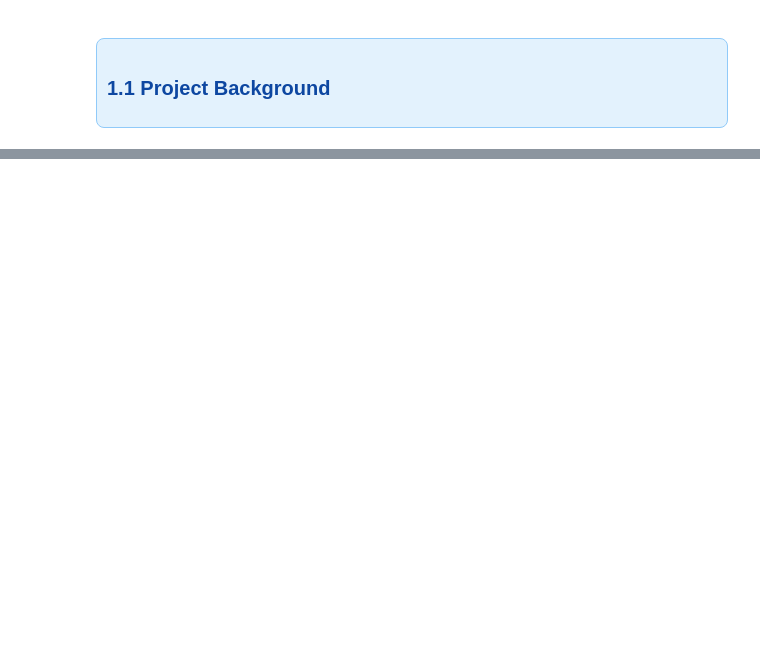
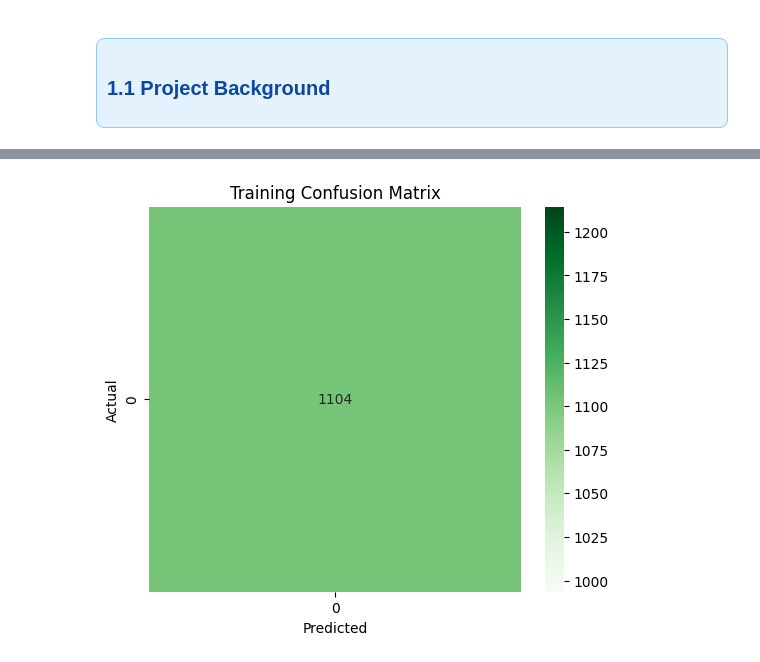
Before and after one commit to Qasim00760/Mentorship-Program-Devsil, a Jupyter notebook: Weekly Mini Projects/Week 6/Tunnel_boring_mahine.ipynb, the cells around one changed output, grey strips where cells are left out. Cells and saved outputs as stored; diff of their text form; code cells hidden in the pictures; blank space fills up the shorter version.

```diff
--- a/Weekly Mini Projects/Week 6/Tunnel_boring_mahine.ipynb
+++ b/Weekly Mini Projects/Week 6/Tunnel_boring_mahine.ipynb
@@ -162,0 +866,22 @@
+# %%
+from sklearn.model_selection import train_test_split
+from sklearn.ensemble import RandomForestClassifier
+import pandas as pd
+
+# Features & target
+X = data.drop(['Boring Pressure', 'Pressure_Label'], axis=1)
+y = data['Pressure_Label']
+# %%
+# Train-Test Split
+X_train, X_test, y_train, y_test = train_test_split(
+    X, y, test_size=0.25, random_state=42, stratify=y
+)
+# %%
+ # Initialize Random Forest
+rf_model = RandomForestClassifier(
+    n_estimators=500,
+    max_depth=15,
+    class_weight='balanced',
+    random_state=42,
+    n_jobs=-1
+)
@@ -162,0 +914,3 @@
+# %%
+# Train
+rf_model.fit(X_train, y_train)
@@ -162,0 +1016,16 @@
+# %%
+from sklearn.metrics import confusion_matrix
+import seaborn as sns
+import matplotlib.pyplot as plt
+
+# Training Confusion Matrix
+cm_train = confusion_matrix(y_train, rf_model.predict(X_train))
+
+plt.figure(figsize=(6,5))
+sns.heatmap(cm_train, annot=True, fmt='d', cmap='Greens')
+plt.xlabel('Predicted')
+plt.ylabel('Actual')
+plt.title('Training Confusion Matrix')
+plt.show()
+# %% [output]
+[figure, added]
```
Also changed, not shown: parts of 138 cells of this notebook.
